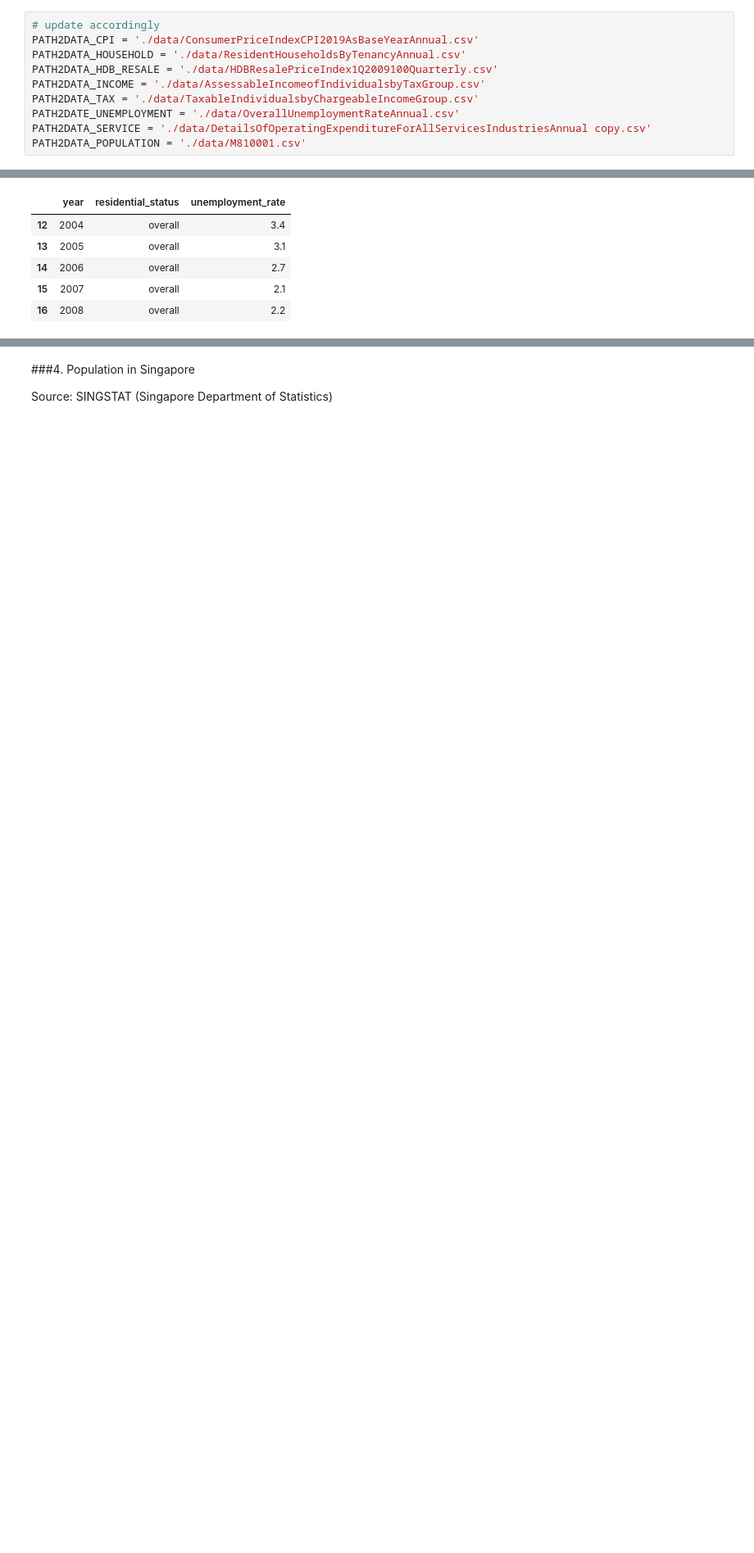
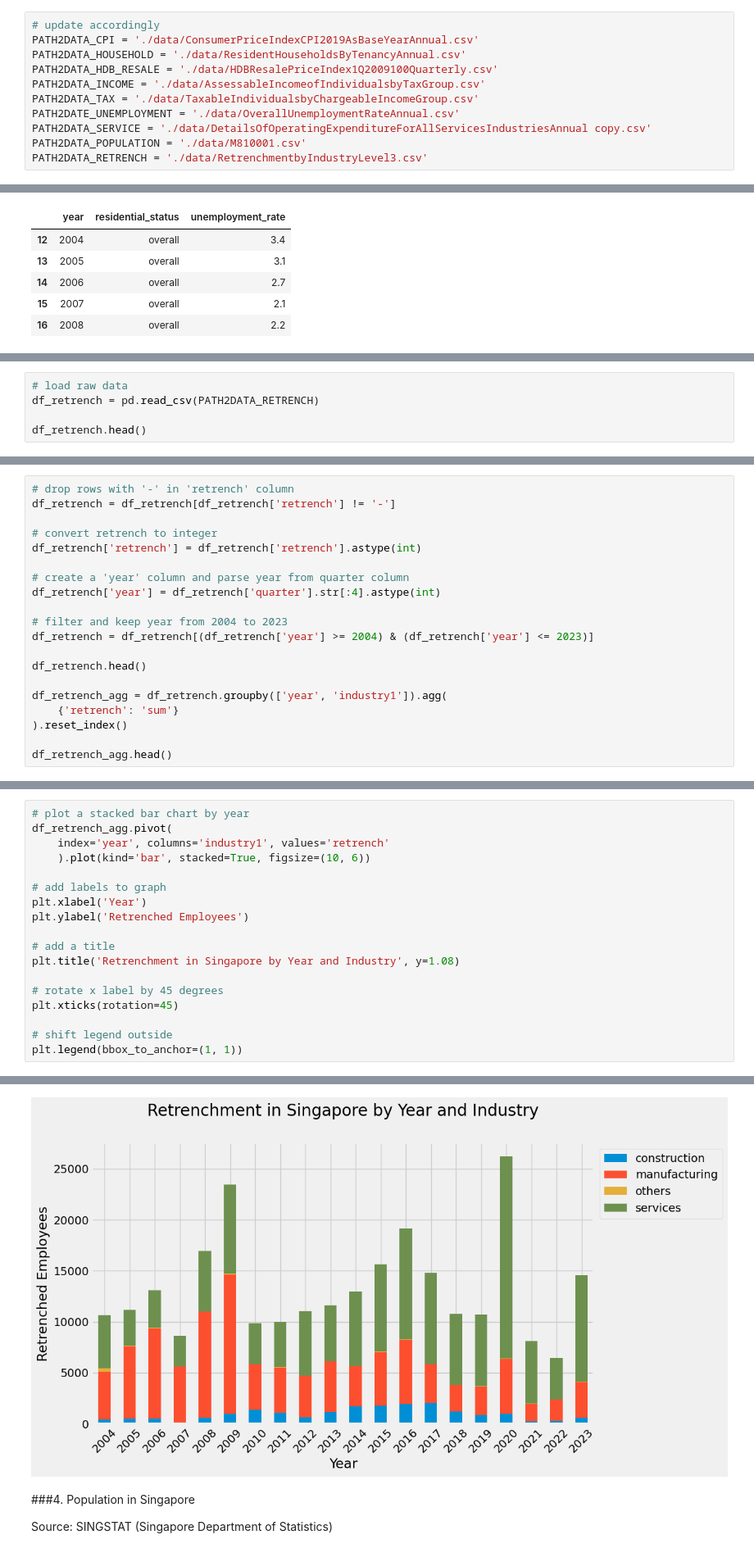
Before and after one commit to Zhenna/Singapore_cost_of_living_analytics_visualization, a Jupyter notebook: Cost_Living_Singapore_Yearly_Trend.ipynb, the cells around one changed output, grey strips where cells are left out. Shown at 82% size. Cells and saved outputs as stored; diff of their text form; blank space fills up the shorter version.

Commit message:
added retrenchment

```diff
--- a/Cost_Living_Singapore_Yearly_Trend.ipynb
+++ b/Cost_Living_Singapore_Yearly_Trend.ipynb
@@ -20,6 +20,7 @@ PATH2DATA_TAX = './data/TaxableIndividualsbyChargeableIncomeGroup.csv'
 PATH2DATE_UNEMPLOYMENT = './data/OverallUnemploymentRateAnnual.csv'
 PATH2DATA_SERVICE = './data/DetailsOfOperatingExpenditureForAllServicesIndustriesAnnual copy.csv'
 PATH2DATA_POPULATION = './data/M810001.csv'
+PATH2DATA_RETRENCH = './data/RetrenchmentbyIndustryLevel3.csv'
 # %% [markdown]
 ###1. Consumer Price Index (CPI)
 # %% [markdown]
@@ -232,0 +236,5 @@ Text(0.5, 1.08, 'Unemployment Rate in Singapore by Year')
+# %%
+# load raw data
+df_retrench = pd.read_csv(PATH2DATA_RETRENCH)
+
+df_retrench.head()
@@ -232,0 +248,20 @@ Text(0.5, 1.08, 'Unemployment Rate in Singapore by Year')
+# %%
+# drop rows with '-' in 'retrench' column
+df_retrench = df_retrench[df_retrench['retrench'] != '-']
+
+# convert retrench to integer
+df_retrench['retrench'] = df_retrench['retrench'].astype(int)
+
+# create a 'year' column and parse year from quarter column
+df_retrench['year'] = df_retrench['quarter'].str[:4].astype(int)
+
+# filter and keep year from 2004 to 2023
+df_retrench = df_retrench[(df_retrench['year'] >= 2004) & (df_retrench['year'] <= 2023)]
+
+df_retrench.head()
+
+df_retrench_agg = df_retrench.groupby(['year', 'industry1']).agg(
+    {'retrench': 'sum'}
+).reset_index()
+
+df_retrench_agg.head()
@@ -232,0 +275,19 @@ Text(0.5, 1.08, 'Unemployment Rate in Singapore by Year')
+# %%
+# plot a stacked bar chart by year
+df_retrench_agg.pivot(
+    index='year', columns='industry1', values='retrench'
+    ).plot(kind='bar', stacked=True, figsize=(10, 6))
+
+# add labels to graph
+plt.xlabel('Year')
+plt.ylabel('Retrenched Employees')
+
+# add a title
+plt.title('Retrenchment in Singapore by Year and Industry', y=1.08)
+
+# rotate x label by 45 degrees
+plt.xticks(rotation=45)
+
+# shift legend outside
+plt.legend(bbox_to_anchor=(1, 1))
+# %% [output]
@@ -233,3 +295,4 @@ Text(0.5, 1.08, 'Unemployment Rate in Singapore by Year')
+[figure, added]
 # %% [markdown]
 ###4. Population in Singapore
 
```
Also changed, not shown: parts of 4 cells of this notebook, 1 other file.
